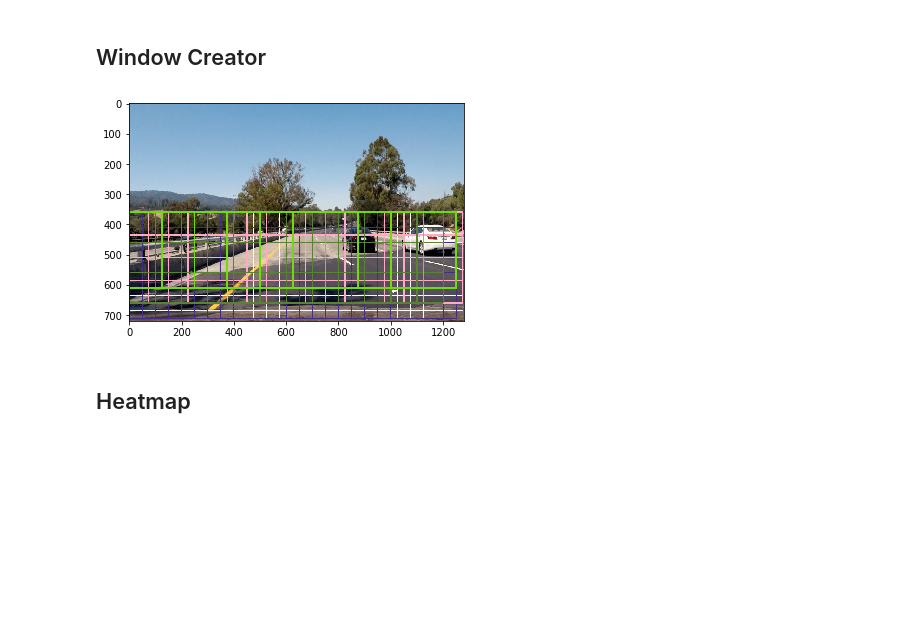
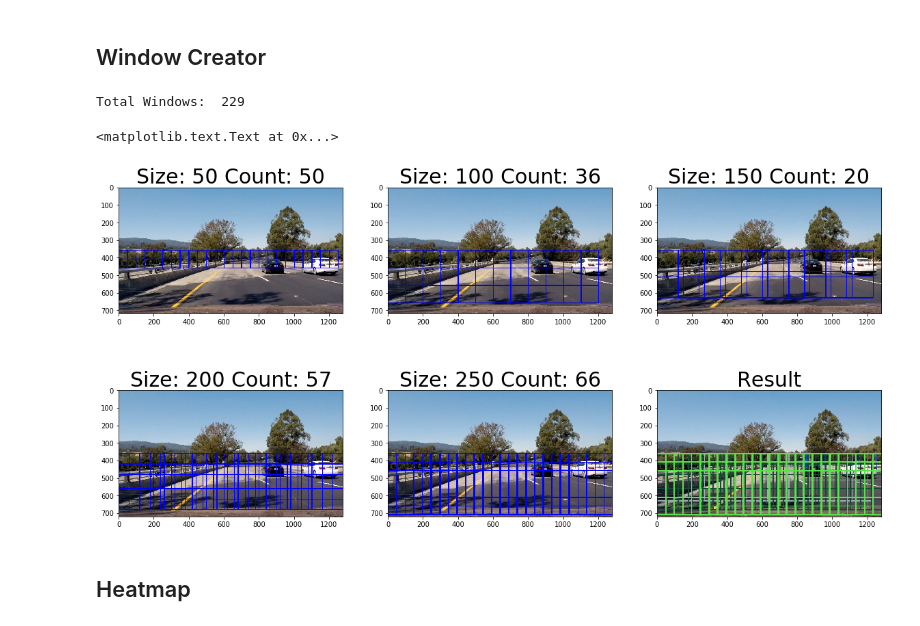
Before and after one commit to Maesla/Vehicle-Detection, a Jupyter notebook: vehicle_detection.ipynb, the cells around one changed output. Drawn from its saved outputs; the diff is of its cells as text; code cells hidden in the pictures; blank space fills up the shorter version.

Commit message:
- Window search documented

```diff
--- a/vehicle_detection.ipynb
+++ b/vehicle_detection.ipynb
@@ -452,20 +484,50 @@ class Window_Creator:
         # Return the image copy with boxes drawn
         return imcopy
-# %%
-import matplotlib.image as mpimg
-import matplotlib.pyplot as plt
-
-%matplotlib inline
-
-test_img_folder = './test_images/test4.jpg'
-test_image = mpimg.imread(test_img_folder)
-
-window_creator = Window_Creator(window_size = (128, 128), overlap = (0.1, 0.1))
-image_with_window = window_creator.draw_windows(test_image)
-plt.imshow(image_with_window, interpolation='nearest', aspect='auto')
-mpimg.imsave('./output_images/image_with_windows.png',image_with_window)
-# %% [output]
-[figure, removed]
+# %%
+import matplotlib.image as mpimg
+import matplotlib.pyplot as plt
+
+%matplotlib inline
+
+test_img_folder = './test_images/test4.jpg'
+test_image = mpimg.imread(test_img_folder)
+
+window_creator = Window_Creator(window_size = (128, 128), overlap = (0.1, 0.1))
+image_with_window = window_creator.draw_windows(test_image)
+#plt.imshow(image_with_window, interpolation='nearest', aspect='auto')
+#mpimg.imsave('./output_images/image_with_windows.png',image_with_window)
+
+windows_full, windows = window_creator.get_complex_windows(test_image)
+print("Total Windows: ", len(windows_full))
+
+f, ((ax1, ax2, ax3), (ax4, ax5, ax6)) = plt.subplots(2, 3, figsize=(20,10))
+ax1.imshow(window_creator.draw_boxes(test_image, windows[0], color = (0,0,255), thick = 4))
+num_windows = len(windows[0])
+title = "Size: " + str(50) + " Count: " + str(num_windows)
+ax1.set_title(title, fontsize=30)
+ax2.imshow(window_creator.draw_boxes(test_image, windows[1], color = (0,0,255), thick = 4))
+num_windows = len(windows[1])
+title = "Size: " + str(100) + " Count: " + str(num_windows)
+ax2.set_title(title, fontsize=30)
+ax3.imshow(window_creator.draw_boxes(test_image, windows[2], color = (0,0,255), thick = 4))
+num_windows = len(windows[2])
+title = "Size: " + str(150) + " Count: " + str(num_windows)
+ax3.set_title(title, fontsize=30)
+ax4.imshow(window_creator.draw_boxes(test_image, windows[3], color = (0,0,255), thick = 4))
+num_windows = len(windows[3])
+title = "Size: " + str(200) + " Count: " + str(num_windows)
+ax4.set_title(title, fontsize=30)
+ax5.imshow(window_creator.draw_boxes(test_image, windows[4], color = (0,0,255), thick = 4))
+num_windows = len(windows[4])
+title = "Size: " + str(250) + " Count: " + str(num_windows)
+ax5.set_title(title, fontsize=30)
+ax6.imshow(image_with_window)
+title = 'Result'
+ax6.set_title(title, fontsize=30)
+# %% [output]
+Total Windows:  229
+<matplotlib.text.Text at 0x...>
+[figure, added]
 # %% [markdown]
 ## Heatmap
 # %%
```
Also changed, not shown: parts of 1 cell of this notebook, 2 other files.
